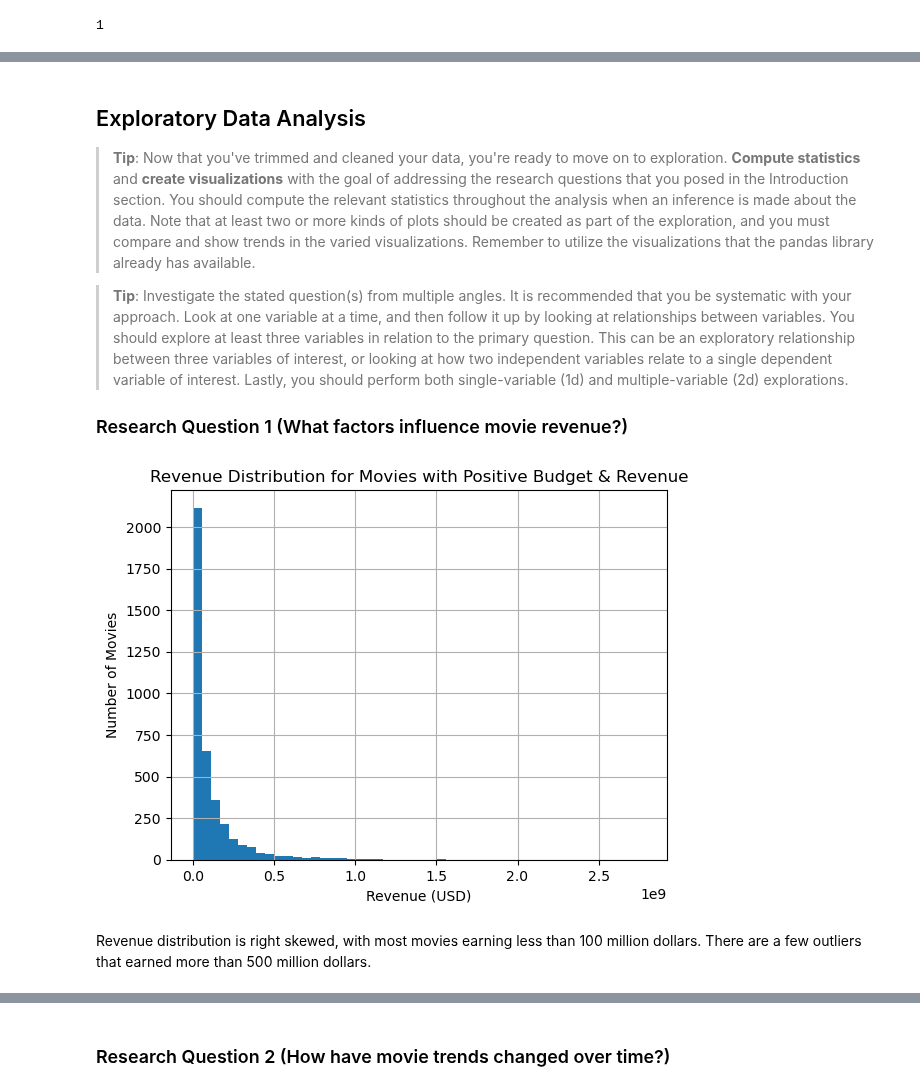
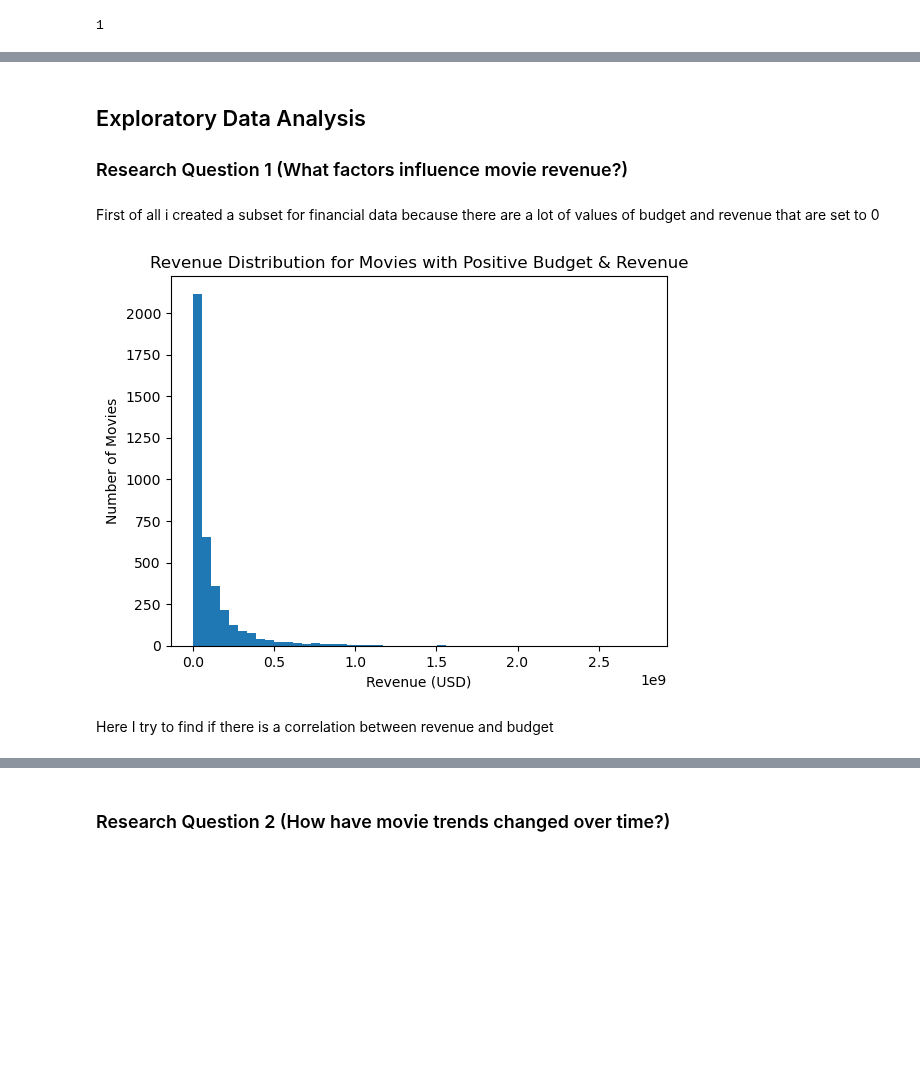
Before and after one commit to ImadAker/IMDB-Project, a Jupyter notebook: Investigate_a_Dataset.ipynb, the cells around one changed output, grey strips where cells are left out. Saved outputs shown, nothing was run; the diff lists cells and outputs as text; code cells hidden in the pictures; blank space fills up the shorter version.

```diff
--- a/Investigate_a_Dataset.ipynb
+++ b/Investigate_a_Dataset.ipynb
@@ -75,0 +49,24 @@ df.head()
+# %%
+def create_plot(plot_type, data, x_col=None, y_col=None,
+                bins=50, title="", xlabel="", ylabel=""):
+
+    fig, ax = plt.subplots()
+
+    if plot_type == "hist":
+        ax.hist(data[x_col], bins=bins)
+
+    elif plot_type == "scatter":
+        ax.scatter(data[x_col], data[y_col])
+
+    elif plot_type == "line":
+        ax.plot(data[x_col], data[y_col])
+
+    elif plot_type == "bar":
+        ax.bar(data[x_col], data[y_col])
+
+    elif plot_type == "barh":
+        # Use the columns you specified
+        ax.barh(data[y_col], data[x_col])
+
+    set_plot_labels(ax, title, xlabel, ylabel)
+    plt.show()
@@ -267,15 +280,11 @@ df.head()
 | 2 | 262500 | tt2908446 | 13.112507 | 110000000 | 295238201 | Insurgent | [Shailene Woodley, Theo James, Ka... | Robert Schwentke | based on novel|revolution|dystopi... | Beatrice Prior must confront her ... | ... |
 | 3 | 140607 | tt2488496 | 11.173104 | 200000000 | 2068178225 | Star Wars: The Force Awakens | [Harrison Ford, Mark Hamill, Carr... | J.J. Abrams | android|spaceship|jedi|space oper... | Thirty years after defeating the ... | ... |
 | 4 | 168259 | tt2820852 | 9.335014 | 190000000 | 1506249360 | Furious 7 | [Vin Diesel, Paul Walker, Jason S... | James Wan | car race|speed|revenge|suspense|car | Deckard Shaw seeks revenge agains... | ... |
-# %% [markdown]
-<a id='eda'></a>
-## Exploratory Data Analysis
-
-> **Tip**: Now that you've trimmed and cleaned your data, you're ready to move on to exploration. **Compute statistics** and **create visualizations** with the goal of addressing the research questions that you posed in the Introduction section. You should compute the relevant statistics throughout the analysis when an inference is made about the data. Note that at least two or more kinds of plots should be created as part of the exploration, and you must  compare and show trends in the varied visualizations. Remember to utilize the visualizations that the pandas library already has available.
-
-
-
-> **Tip**: Investigate the stated question(s) from multiple angles. It is recommended that you be systematic with your approach. Look at one variable at a time, and then follow it up by looking at relationships between variables. You should explore at least three variables in relation to the primary question. This can be an exploratory relationship between three variables of interest, or looking at how two independent variables relate to a single dependent variable of interest. Lastly, you  should perform both single-variable (1d) and multiple-variable (2d) explorations.
-
-
-### Research Question 1 (What factors influence movie revenue?)
+# %% [markdown]
+<a id='eda'></a>
+## Exploratory Data Analysis
+
+
+### Research Question 1 (What factors influence movie revenue?)
+# %% [markdown]
+First of all i created a subset for financial data because there are a lot of values of budget and revenue that are set to 0
@@ -282,19 +293,9 @@ df.head()
 # %%
-# Use this, and more code cells, to explore your data. Don't forget to add
-#   Markdown cells to document your observations and findings.
-df_financial = df[(df["budget"] > 0) & (df["revenue"] > 0)].copy()
-
-fig = df_financial["revenue"].hist(bins=50)
-set_plot_labels(
-    fig,
-    title="Revenue Distribution for Movies with Positive Budget & Revenue",
-    xlabel="Revenue (USD)",
-    ylabel="Number of Movies"
-)
+create_plot("hist", df_financial, column="revenue", bins=50, title="Revenue Distribution for Movies with Positive Budget & Revenue", xlabel="Revenue (USD)", ylabel="Number of Movies")
 # %% [output]
-[figure, old version]
+[figure, new version]
-# %% [markdown]
-Revenue distribution is right skewed, with most movies earning less than 100 million dollars. There are a few outliers that earned more than 500 million dollars.
+# %% [markdown]
+Here I try to find if there is a correlation between revenue and budget
 # %%
 df_financial["budget"].corr(df_financial["revenue"])
 # %% [output]
```
Also changed, not shown: parts of 45 cells of this notebook, 1 other file.
